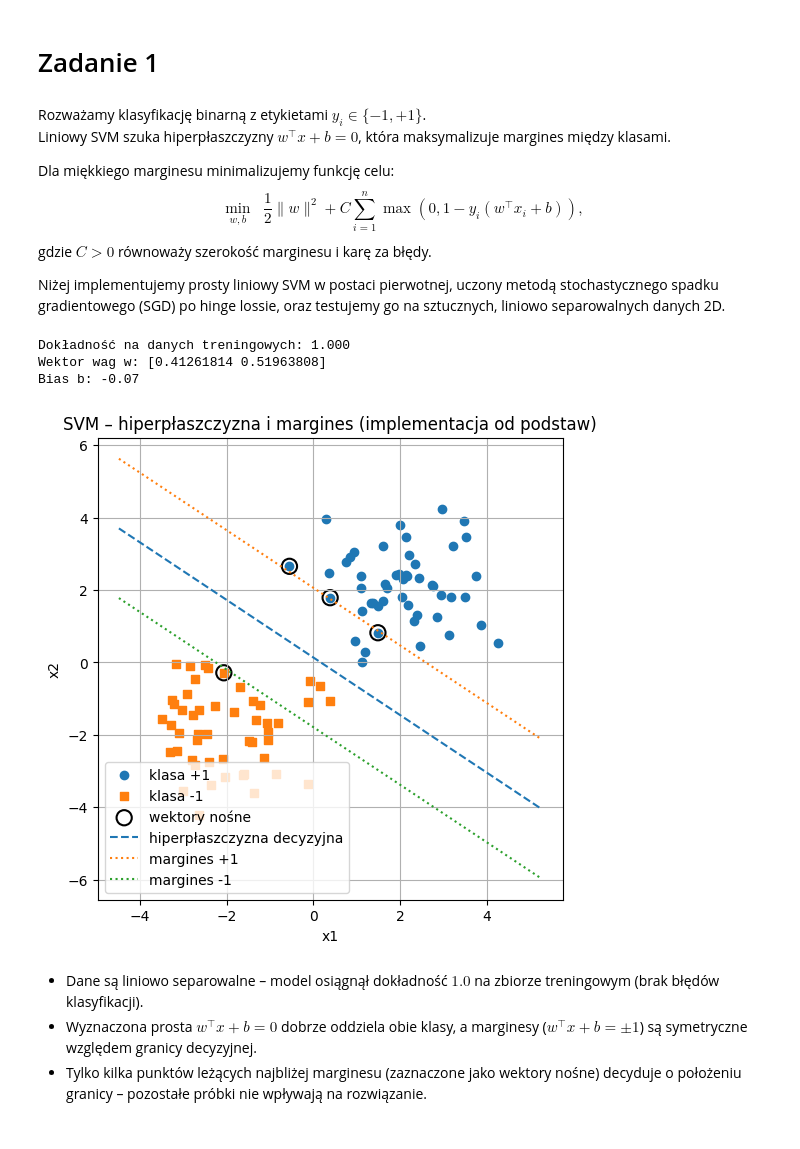
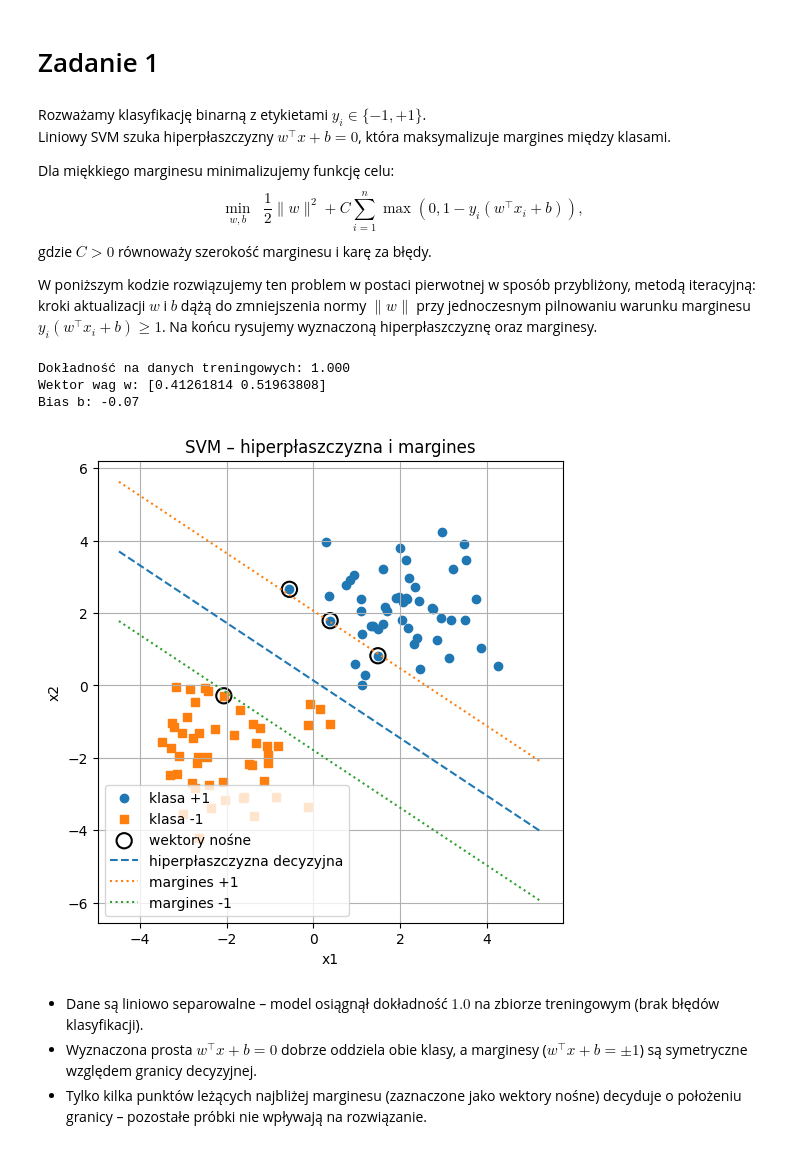
Before and after one commit to mathieuboro/Introduction_to_Machine_Learning, a Jupyter notebook: Lista5_275986_276011.ipynb, the cells around one changed output. Saved outputs shown, nothing was run; the diff lists cells and outputs as text; code cells hidden in the pictures.

```diff
--- a/Lista5_275986_276011.ipynb
+++ b/Lista5_275986_276011.ipynb
@@ -26,9 +26,8 @@ $$
 $$
 gdzie $C > 0$ równoważy szerokość marginesu i karę za błędy.
 
-Niżej implementujemy prosty liniowy SVM w postaci pierwotnej, uczony metodą stochastycznego spadku gradientowego (SGD) po hinge lossie, oraz testujemy go na sztucznych, liniowo separowalnych danych 2D.
+W poniższym kodzie rozwiązujemy ten problem w postaci pierwotnej w sposób przybliżony, metodą iteracyjną: kroki aktualizacji $w$ i $b$ dążą do zmniejszenia normy $\lVert w\rVert$ przy jednoczesnym pilnowaniu warunku marginesu $y_i (w^\top x_i + b) \ge 1$. Na końcu rysujemy wyznaczoną hiperpłaszczyznę oraz marginesy.
 # %%
-
 np.random.seed(0)
 
 N = 50
@@ -58,7 +57,7 @@ class LinearSVM:
     learning_rate : float
         Krok uczenia (eta) spadku gradientowego.
     C : float
-        Współczynnik kary za błędy (regularizacja hinge-loss).
+        Współczynnik kary za błędy
     n_epochs : int
         Liczba epok (pełnych przejść po zbiorze danych).
     """
@@ -70,12 +69,6 @@ class LinearSVM:
         self.b = None
 
     def fit(self, X, y):
-        """
-        Uczy model na danych X, y.
-
-        X : ndarray shape (n_samples, n_features)
-        y : ndarray shape (n_samples, ) z etykietami w { -1, +1 } lub {0,1}
-        """
         X = np.asarray(X, dtype=float)
         y = np.asarray(y, dtype=float)
 
@@ -105,7 +98,7 @@ class LinearSVM:
                     grad_b = 0.0
                 else:
                     # Punkt w marginesie lub źle sklasyfikowany
-                    # Gradient (w, b) po hinge-loss + regularizacja:
+                    # Gradient (w, b) po hinge-loss + regularyzacja:
                     # d/dw: w - C * y_i * x_i
                     # d/db:      - C * y_i
                     grad_w = self.w - C * yi * xi
@@ -119,8 +112,7 @@ class LinearSVM:
 
     def decision_function(self, X):
         """
-        Zwraca wartości f(x) = w^T x + b (odległość od hiperpłaszczyzny
-        z dokładnością do normy w).
+        Zwraca wartości f(x) = w^T x + b
         """
         X = np.asarray(X, dtype=float)
         return X @ self.w + self.b
@@ -145,13 +137,6 @@ print("Bias b:", svm.b)
 
 
 def plot_svm_2d(X, y, model):
-    """
-    Rysuje:
-      - punkty obu klas,
-      - hiperpłaszczyznę decyzyjną,
-      - marginesy,
-      - przybliżone wektory nośne (punkty blisko marginesu).
-    """
     X = np.asarray(X)
     y = np.asarray(y)
     y_pm = np.where(y <= 0, -1, 1)
@@ -179,35 +164,35 @@ def plot_svm_2d(X, y, model):
         linewidths=1.5, label='wektory nośne'
     )
 
     # Hiperpłaszczyzna
     w = model.w
     b = model.b
     x_min, x_max = X[:, 0].min() - 1, X[:, 0].max() + 1
     xs = np.linspace(x_min, x_max, 100)
 
     if abs(w[1]) > 1e-6:
         ys = -(w[0] * xs + b) / w[1]
         ys_margin_pos = -(w[0] * xs + b - 1) / w[1]
         ys_margin_neg = -(w[0] * xs + b + 1) / w[1]
 
         plt.plot(xs, ys, '--', label='hiperpłaszczyzna decyzyjna')
         plt.plot(xs, ys_margin_pos, ':', label='margines +1')
         plt.plot(xs, ys_margin_neg, ':', label='margines -1')
 
     plt.xlabel('x1')
     plt.ylabel('x2')
-    plt.title('SVM – hiperpłaszczyzna i margines (implementacja od podstaw)')
+    plt.title('SVM – hiperpłaszczyzna i margines')
     plt.legend()
     plt.grid(True)
     plt.show()
 
 
 plot_svm_2d(X, y, svm)
 # %% [output]
 Dokładność na danych treningowych: 1.000
 Wektor wag w: [0.41261814 0.51963808]
 Bias b: -0.07
-[figure, old version]
+[figure, new version]
 # %% [markdown]
 * Dane są liniowo separowalne – model osiągnął dokładność $1.0$ na zbiorze treningowym (brak błędów klasyfikacji).
 * Wyznaczona prosta $w^\top x + b = 0$ dobrze oddziela obie klasy, a marginesy ($w^\top x + b = \pm 1$) są symetryczne względem granicy decyzyjnej.
```
Also changed, not shown: parts of 5 cells of this notebook.
